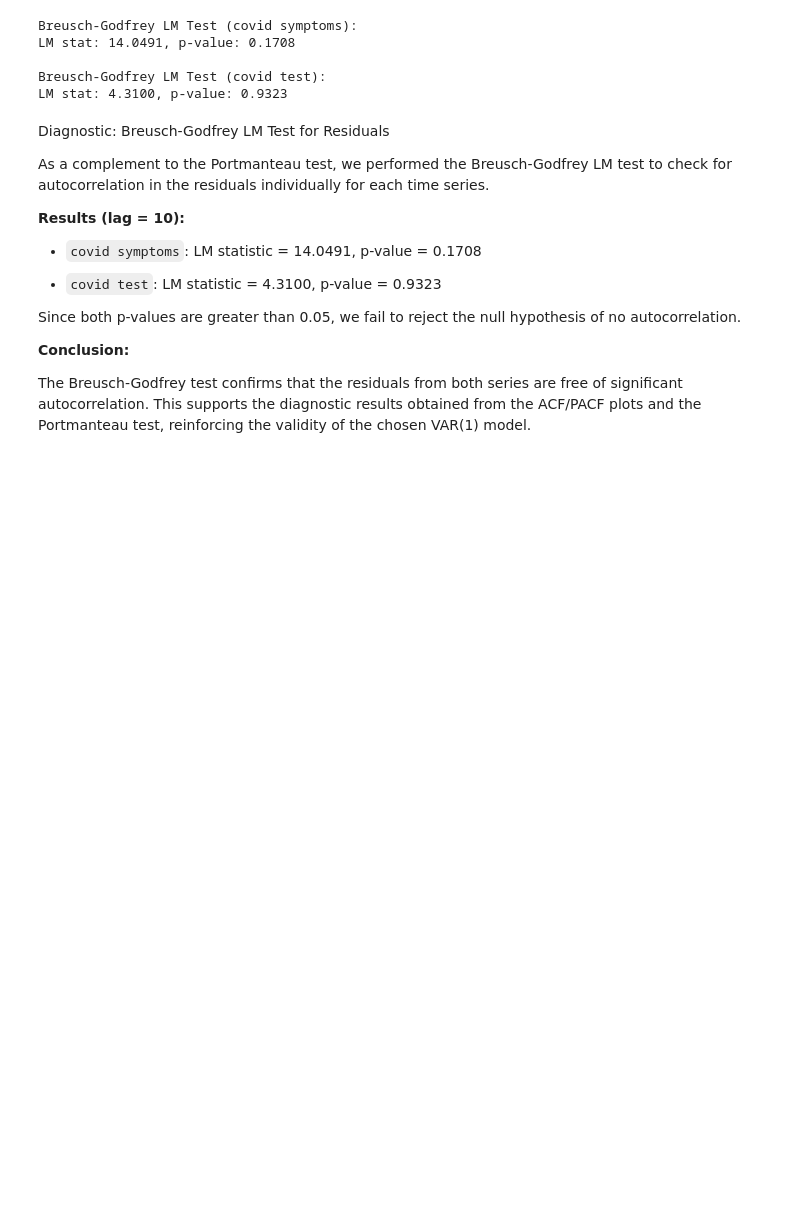
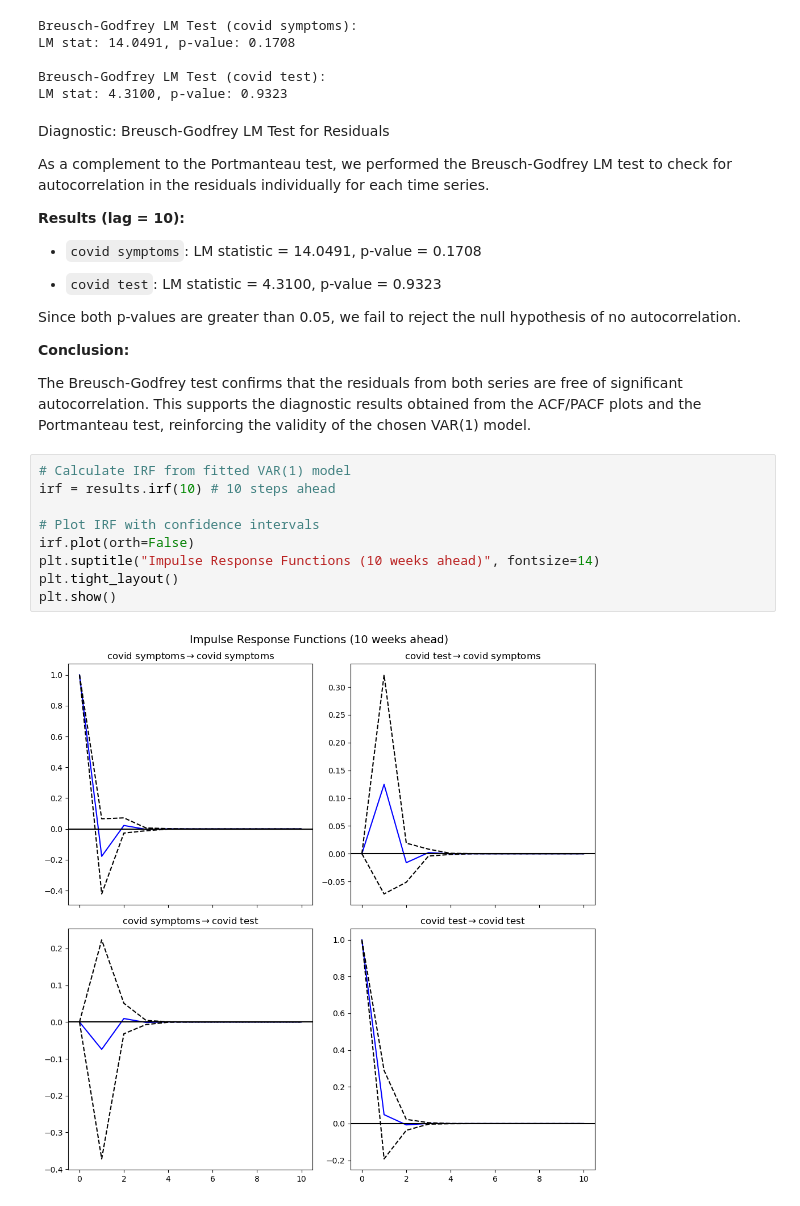
Before and after one commit to sevintanerdi/TSAproject, a Jupyter notebook: TSA_analysis.ipynb, the cells around one changed output. Drawn from its saved outputs; the diff is of its cells as text; blank space fills up the shorter version.

Commit message:
Complete VAR analysis: IRF, FEVD and model comparison

```diff
--- a/TSA_analysis.ipynb
+++ b/TSA_analysis.ipynb
@@ -630,3 +630,14 @@ Since both p-values are greater than 0.05, we fail to reject the null hypothesis
 **Conclusion:**
 
 The Breusch-Godfrey test confirms that the residuals from both series are free of significant autocorrelation. This supports the diagnostic results obtained from the ACF/PACF plots and the Portmanteau test, reinforcing the validity of the chosen VAR(1) model.
+# %%
+# Calculate IRF from fitted VAR(1) model
+irf = results.irf(10) # 10 steps ahead
+
+# Plot IRF with confidence intervals
+irf.plot(orth=False)
+plt.suptitle("Impulse Response Functions (10 weeks ahead)", fontsize=14)
+plt.tight_layout()
+plt.show()
+# %% [output]
+[figure, added]
```
Also changed, not shown: parts of 5 cells of this notebook.
